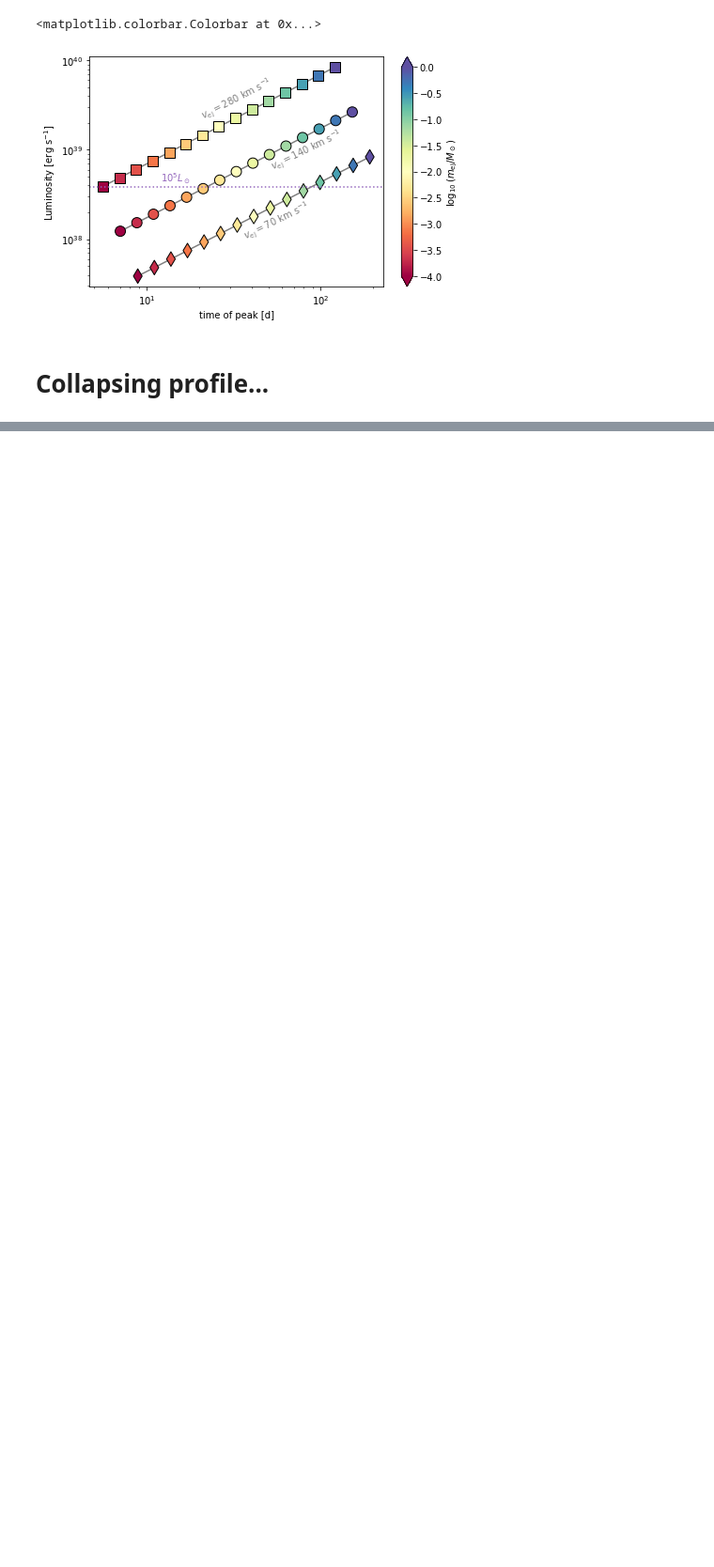
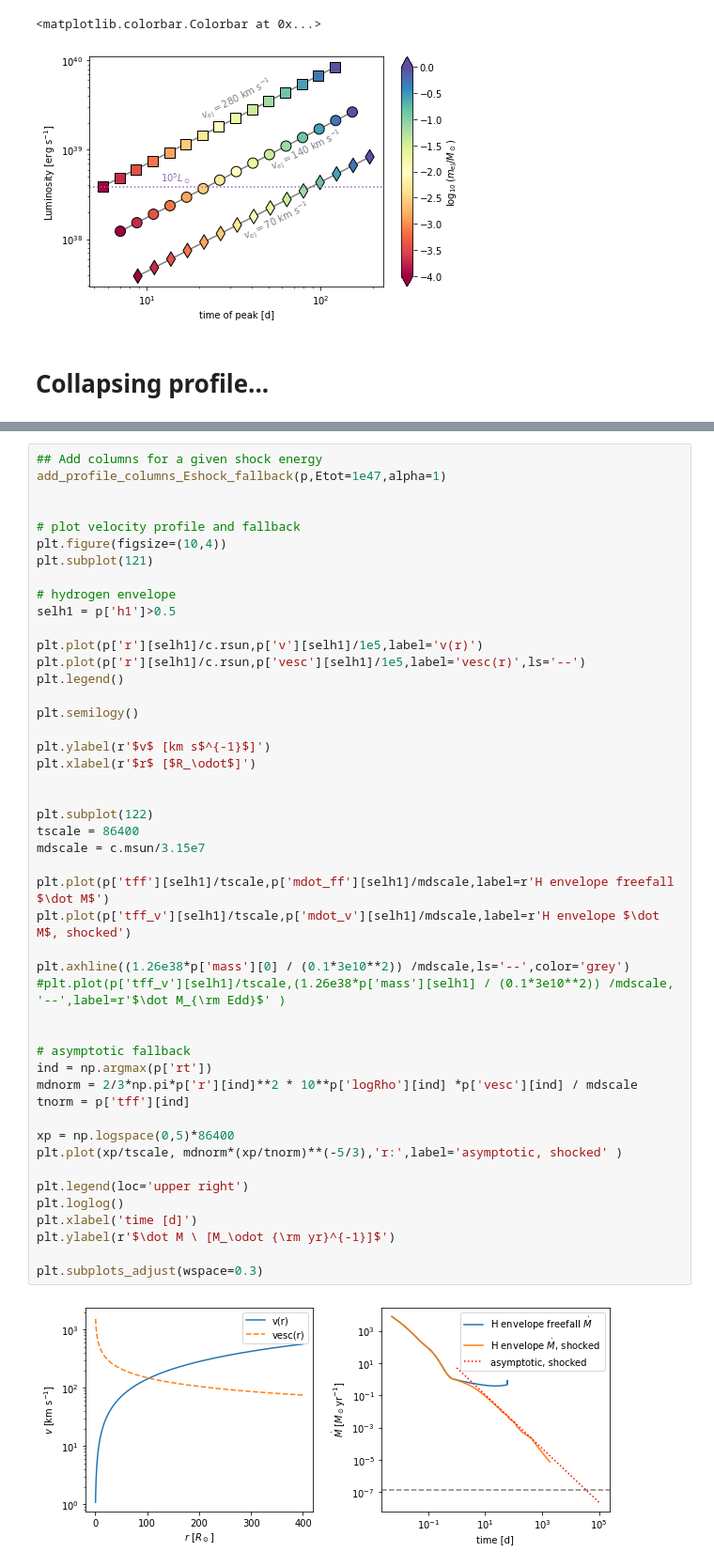
Before and after one commit to morganemacleod/FailedSNCalcs, a Jupyter notebook: MESAfailedSN.ipynb, the cells around one changed output, grey strips where cells are left out. Shown at 94% size. Drawn from its saved outputs; the diff is of its cells as text; blank space fills up the shorter version.

```diff
--- a/MESAfailedSN.ipynb
+++ b/MESAfailedSN.ipynb
@@ -258,0 +262,49 @@ mej= 1.0553283264579694
+# %%
+## Add columns for a given shock energy
+add_profile_columns_Eshock_fallback(p,Etot=1e47,alpha=1)
+
+
+# plot velocity profile and fallback
+plt.figure(figsize=(10,4))
+plt.subplot(121)
+
+# hydrogen envelope
+selh1 = p['h1']>0.5
+
+plt.plot(p['r'][selh1]/c.rsun,p['v'][selh1]/1e5,label='v(r)')
+plt.plot(p['r'][selh1]/c.rsun,p['vesc'][selh1]/1e5,label='vesc(r)',ls='--')
+plt.legend()
+
+plt.semilogy()
+
+plt.ylabel(r'$v$ [km s$^{-1}$]')
+plt.xlabel(r'$r$ [$R_\odot$]')
+
+
+plt.subplot(122)
+tscale = 86400
+mdscale = c.msun/3.15e7
+
+plt.plot(p['tff'][selh1]/tscale,p['mdot_ff'][selh1]/mdscale,label=r'H envelope freefall $\dot M$')
+plt.plot(p['tff_v'][selh1]/tscale,p['mdot_v'][selh1]/mdscale,label=r'H envelope $\dot M$, shocked')
+
+plt.axhline((1.26e38*p['mass'][0] / (0.1*3e10**2)) /mdscale,ls='--',color='grey')
+#plt.plot(p['tff_v'][selh1]/tscale,(1.26e38*p['mass'][selh1] / (0.1*3e10**2)) /mdscale, '--',label=r'$\dot M_{\rm Edd}$' )
+
+
+# asymptotic fallback
+ind = np.argmax(p['rt'])
+mdnorm = 2/3*np.pi*p['r'][ind]**2 * 10**p['logRho'][ind] *p['vesc'][ind] / mdscale
+tnorm = p['tff'][ind]
+
+xp = np.logspace(0,5)*86400
+plt.plot(xp/tscale, mdnorm*(xp/tnorm)**(-5/3),'r:',label='asymptotic, shocked' )
+
+plt.legend(loc='upper right')
+plt.loglog()
+plt.xlabel('time [d]')
+plt.ylabel(r'$\dot M \ [M_\odot {\rm yr}^{-1}]$')
+
+plt.subplots_adjust(wspace=0.3)
+# %% [output]
+[figure, added]
```
Also changed, not shown: parts of 18 cells of this notebook.
